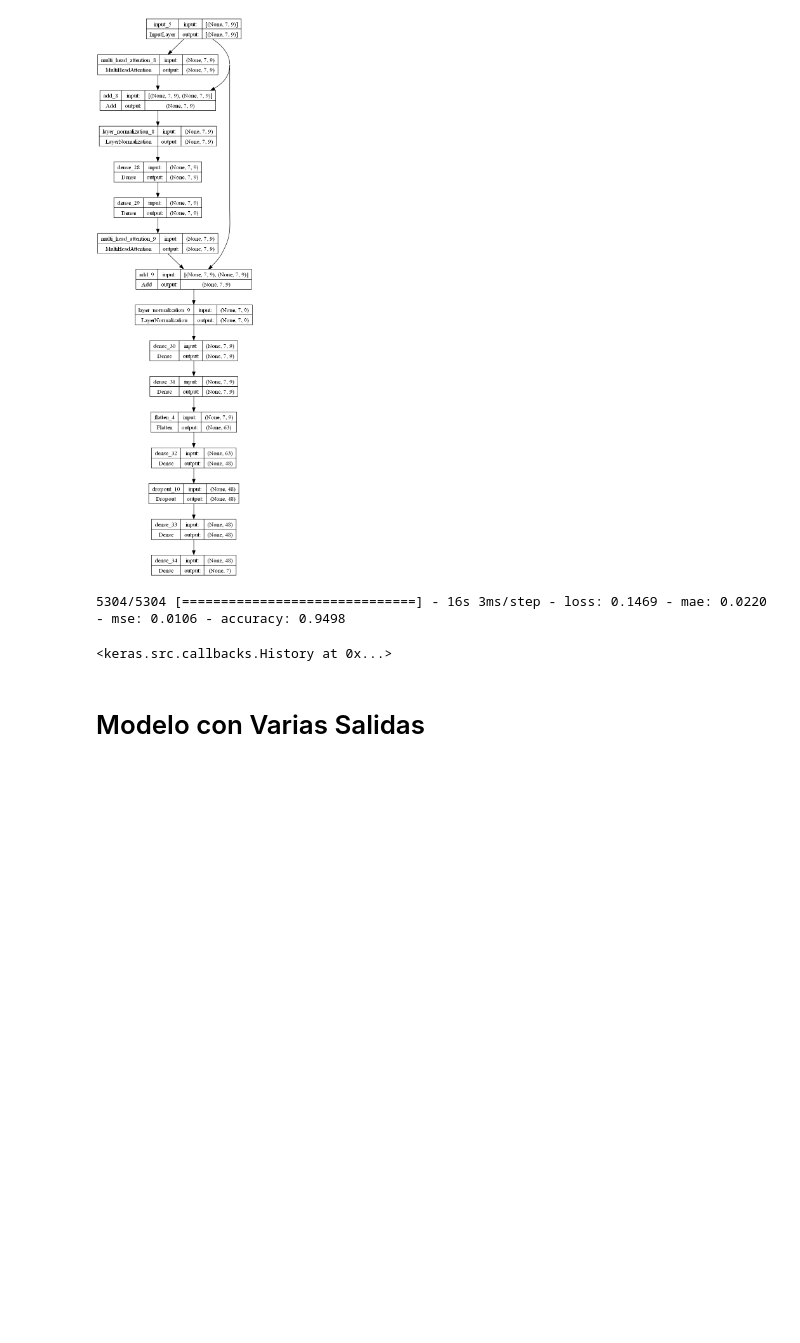
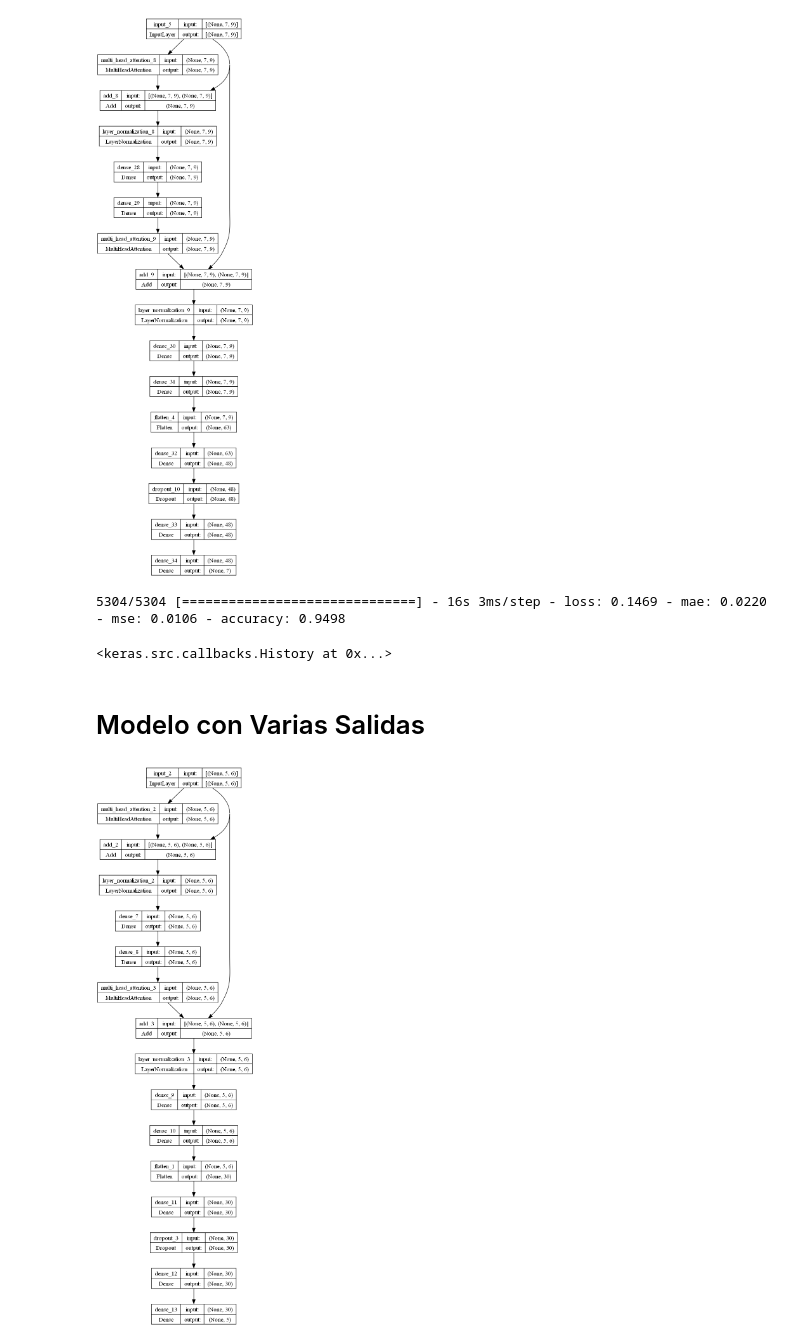
Before and after one commit to LosWillyAmigos/CPMP_With_attetion, a Jupyter notebook: CPMP_with_attention.ipynb, the cells around one changed output. Saved outputs shown, nothing was run; the diff lists cells and outputs as text; code cells hidden in the pictures; blank space fills up the shorter version.

```diff
--- a/CPMP_with_attention.ipynb
+++ b/CPMP_with_attention.ipynb
@@ -358,5 +640,3 @@ data_5x5, labels_1_5x5, labels_2_5x5 = load_data('data/data_5x5')
 model_cpmp_origin_5x5 = load_model('models/model_cpmp_origin_5x5.h5')
 # %%
 X_train_5x5, X_test_5x5, y_train_1_5x5, y_test_1_5x5 = train_test_split(data_5x5, labels_1_5x5, test_size= 0.2, random_state= 42)
-# %%
-history = model_cpmp_origin_5x5.fit(X_train_5x5, y_train_1_5x5, batch_size= 32, epochs= 30)
@@ -502,3 +792,9 @@ model_cpmp_dest.fit(X_train_2, y_train_2, batch_size= 32, epochs= 1)
 model_cpmp_dest.save('models/model_cpmp_dest_7x7.h5')
 # %% [markdown]
 # Modelo con Varias Salidas
+# %%
+optimizer = keras.optimizers.Adam(learning_rate=0.001, beta_1=0.9, beta_2=0.999, epsilon=1e-07, amsgrad=False, name='Adam')
+model_cpmp_origin_5x5_multi = create_model(heads= 5, S= 5, H= 5, optimizer= optimizer)
+keras.utils.plot_model(model_cpmp_origin_5x5, show_shapes=True, to_file= 'images_models/model_cpmp_origin_5x5.png')
+# %% [output]
+[figure, added]
```
Also changed, not shown: parts of 39 cells of this notebook, 1 other file.
